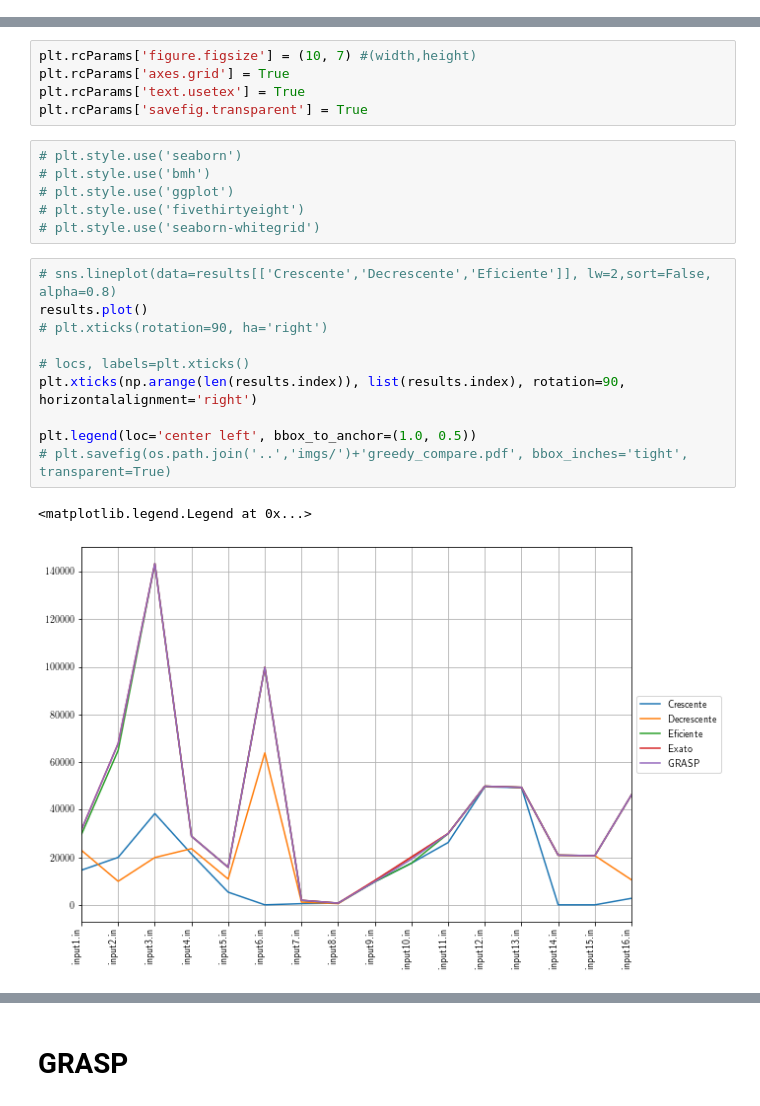
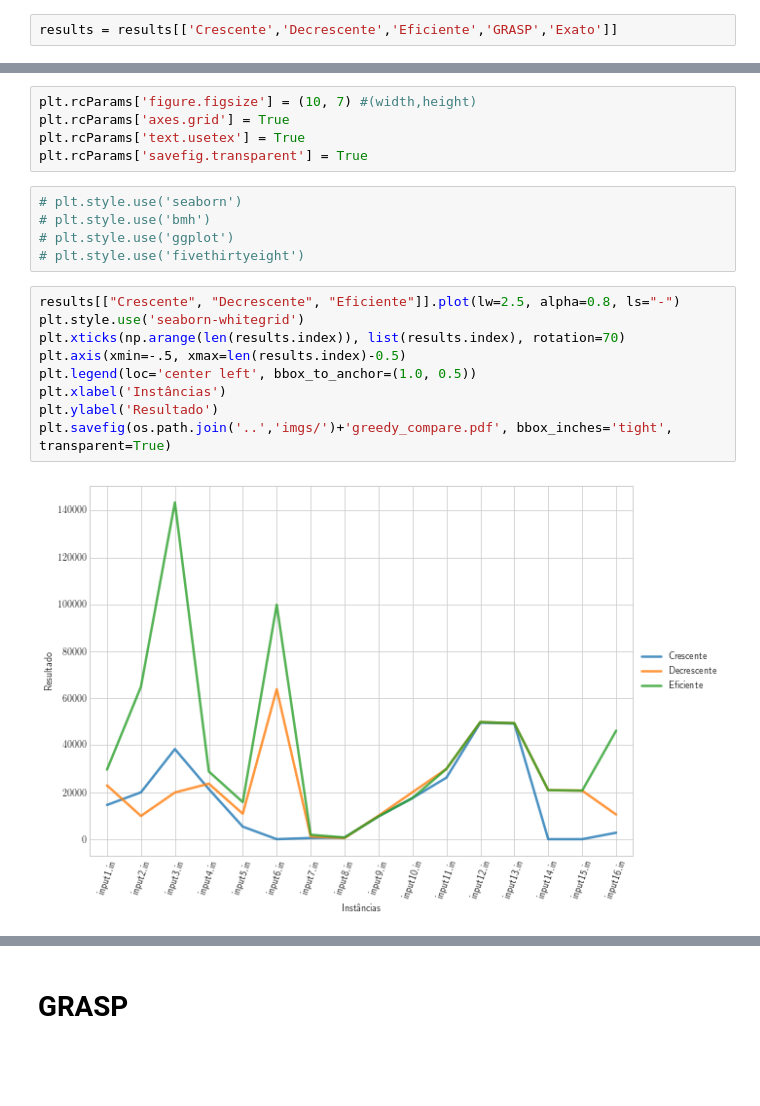
Before and after one commit to danbailo/T1-Teoria-Computacao, a Jupyter notebook: src/Trabalho 1 - Teoria da Computação.ipynb, the cells around one changed output, grey strips where cells are left out. Saved outputs shown, nothing was run; the diff lists cells and outputs as text; blank space fills up the shorter version.

```diff
--- a/src/Trabalho 1 - Teoria da Computação.ipynb
+++ b/src/Trabalho 1 - Teoria da Computação.ipynb
@@ -14,6 +14,8 @@ utils.create_results_directory()
 # utils.get_results(directory)
 # %%
 results = pd.read_json(os.path.join('..','results','result.json')).T
+# %%
+results = results[['Crescente','Decrescente','Eficiente','GRASP','Exato']]
 # %%
 results
 # %% [output]
@@ -70,17 +50,14 @@ plt.rcParams['savefig.transparent'] = True
 # plt.style.use('bmh')
 # plt.style.use('ggplot')
 # plt.style.use('fivethirtyeight')
-# plt.style.use('seaborn-whitegrid')
 # %%
-# sns.lineplot(data=results[['Crescente','Decrescente','Eficiente']], lw=2,sort=False, alpha=0.8)
-results.plot()
-# plt.xticks(rotation=90, ha='right')
-
-# locs, labels=plt.xticks()
-plt.xticks(np.arange(len(results.index)), list(results.index), rotation=90, horizontalalignment='right')
-
+results[["Crescente", "Decrescente", "Eficiente"]].plot(lw=2.5, alpha=0.8, ls="-")
+plt.style.use('seaborn-whitegrid')
+plt.xticks(np.arange(len(results.index)), list(results.index), rotation=70)
+plt.axis(xmin=-.5, xmax=len(results.index)-0.5)
 plt.legend(loc='center left', bbox_to_anchor=(1.0, 0.5))
-# plt.savefig(os.path.join('..','imgs/')+'greedy_compare.pdf', bbox_inches='tight', transparent=True)
+plt.xlabel('Instâncias')
+plt.ylabel('Resultado')
+plt.savefig(os.path.join('..','imgs/')+'greedy_compare.pdf', bbox_inches='tight', transparent=True)
 # %% [output]
-<matplotlib.legend.Legend at 0x...>
-[figure, old version]
+[figure, new version]
```
Also changed, not shown: parts of 35 cells of this notebook, 10 other files.
